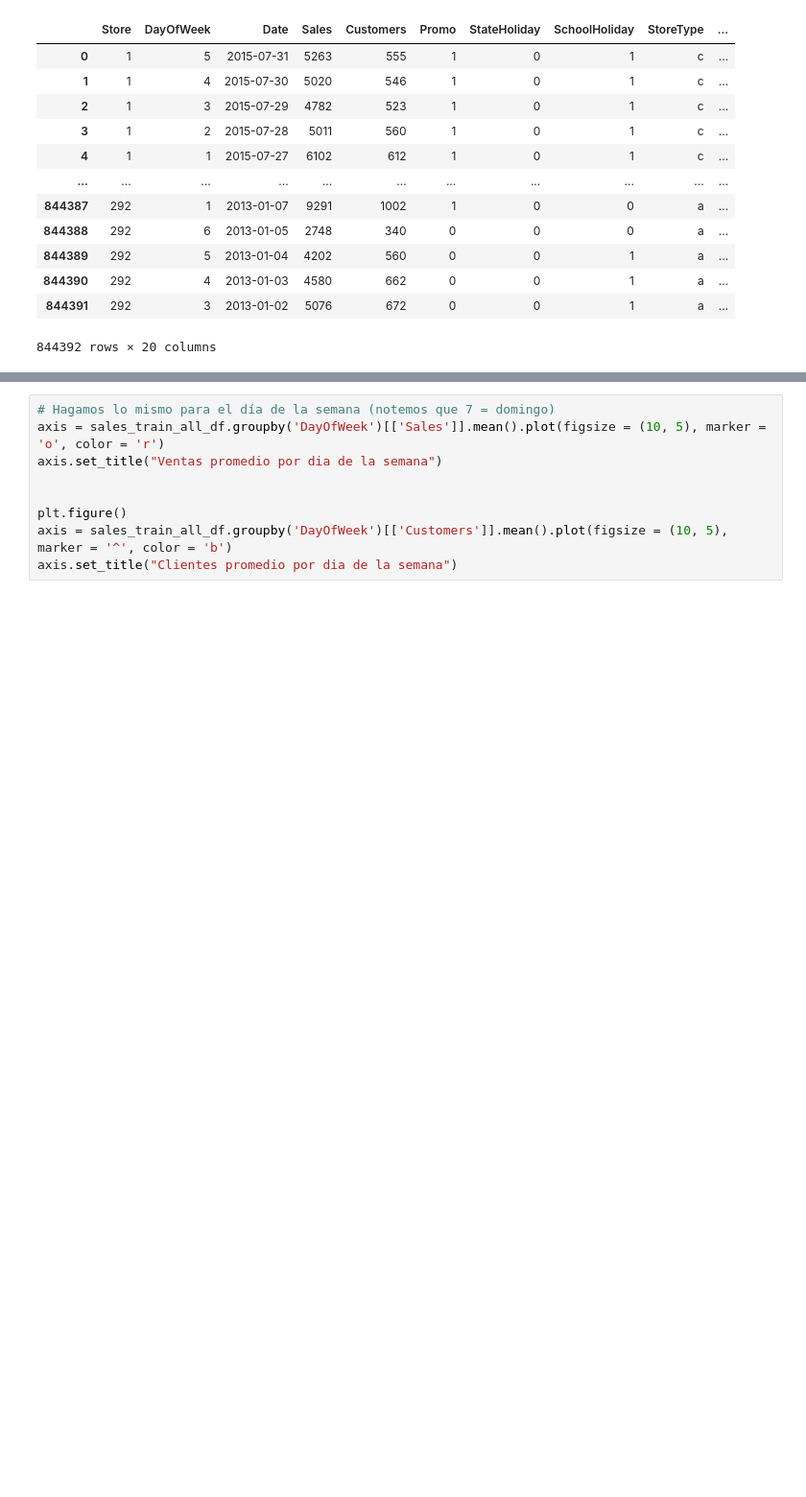
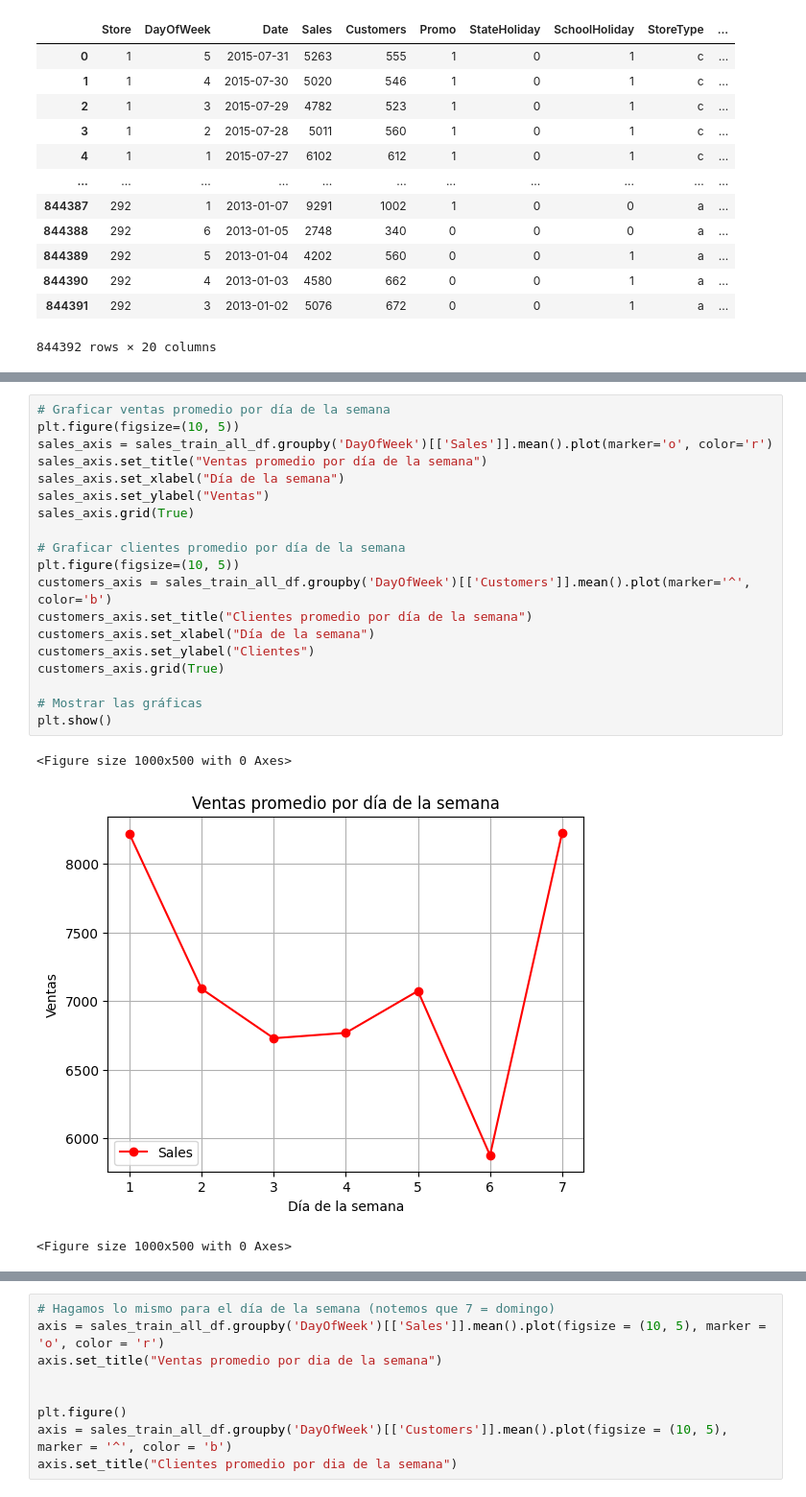
Before and after one commit to CD-AC/DataScience-Sales_Prediction, a Jupyter notebook: Sales_Prediction.ipynb, the cells around one changed output, grey strips where cells are left out. Shown at 96% size. Cells and saved outputs as stored; diff of their text form; blank space fills up the shorter version.

```diff
--- a/Sales_Prediction.ipynb
+++ b/Sales_Prediction.ipynb
@@ -368,0 +401,23 @@ Text(0.5, 1.0, 'Clientes promedio por Dia')
+# %%
+# Graficar ventas promedio por día de la semana
+plt.figure(figsize=(10, 5))
+sales_axis = sales_train_all_df.groupby('DayOfWeek')[['Sales']].mean().plot(marker='o', color='r')
+sales_axis.set_title("Ventas promedio por día de la semana")
+sales_axis.set_xlabel("Día de la semana")
+sales_axis.set_ylabel("Ventas")
+sales_axis.grid(True)
+
+# Graficar clientes promedio por día de la semana
+plt.figure(figsize=(10, 5))
+customers_axis = sales_train_all_df.groupby('DayOfWeek')[['Customers']].mean().plot(marker='^', color='b')
+customers_axis.set_title("Clientes promedio por día de la semana")
+customers_axis.set_xlabel("Día de la semana")
+customers_axis.set_ylabel("Clientes")
+customers_axis.grid(True)
+
+# Mostrar las gráficas
+plt.show()
+# %% [output]
+<Figure size 1000x500 with 0 Axes>
+[figure, added]
+<Figure size 1000x500 with 0 Axes>
```
Also changed, not shown: parts of 8 cells of this notebook.
